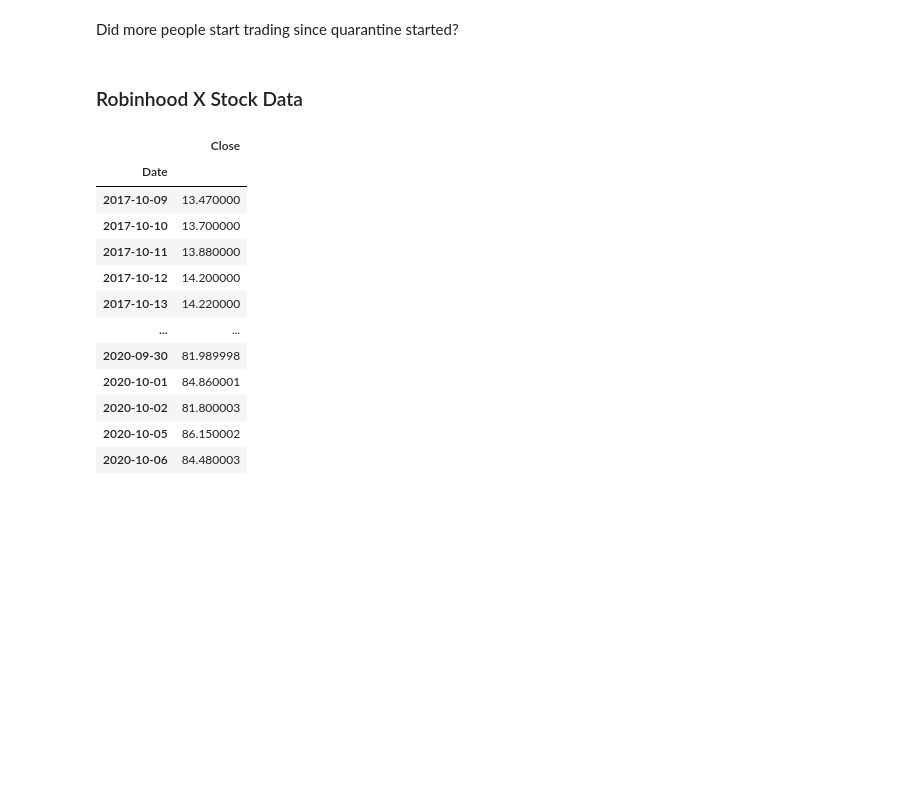
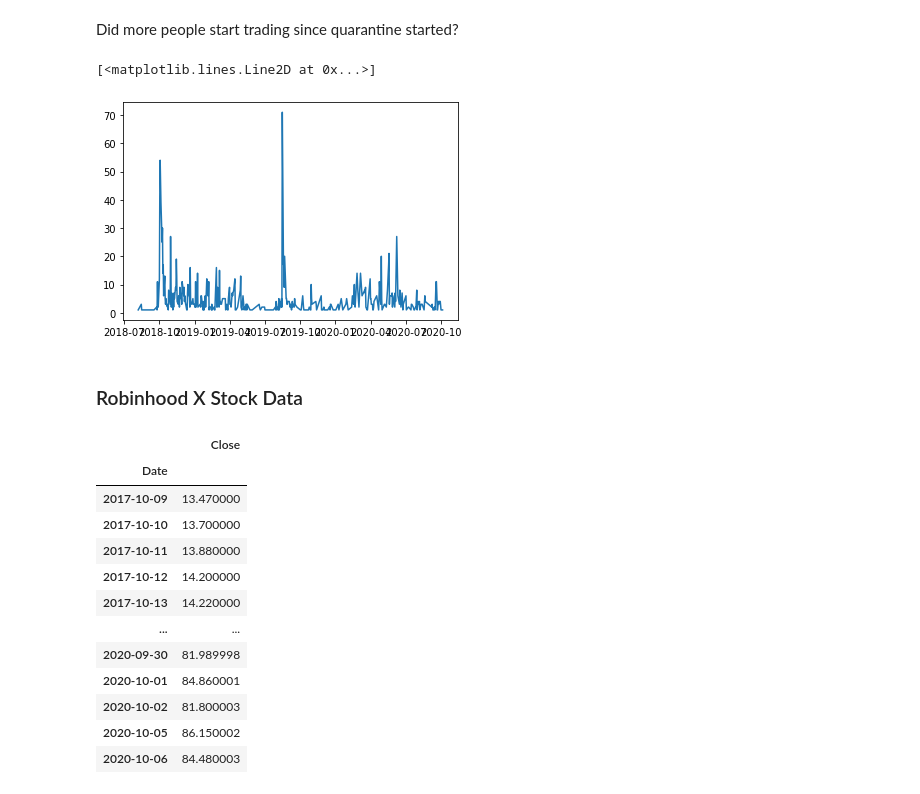
Before and after one commit to DS4A-mathemagicians/robintrack, a Jupyter notebook: robintrack analysis.ipynb, the cells around one changed output. Saved outputs shown, nothing was run; the diff lists cells and outputs as text; code cells hidden in the pictures; blank space fills up the shorter version.

```diff
--- a/robintrack analysis.ipynb
+++ b/robintrack analysis.ipynb
@@ -448,5 +510,19 @@ Then I calculate the approximate percentage of the stocks owned by Robinhood use
 # %% [markdown]
 Did more people start trading since quarantine started?
+# %%
+import requests
+ticker = "GE"
+url = "https://api.quiverquant.com/beta/historical/wallstreetbets/" + ticker
+headers = {'accept': 'application/json',
+'X-CSRFToken': 'TyTJwjuEC7VV7mOqZ622haRaaUr0x0Ng4nrwSRFKQs7vdoBcJlK9qjAS69ghzhFu',
+'Authorization': 'Token 7cb89092e7bc21979bb4d1bd394f1ea8a959cedd'}
+r = requests.get(url, headers=headers)
+GE_wsb = pd.read_json(r.content).set_index(pd.to_datetime(GE_wsb['Date']),drop=True).sort_index()
+# %%
+plt.plot(GE_wsb['Count'])
+# %% [output]
+[<matplotlib.lines.Line2D at 0x...>]
+[figure, added]
 # %% [markdown]
 ### Robinhood X Stock Data
 # %%
```
Also changed, not shown: parts of 13 cells of this notebook.
